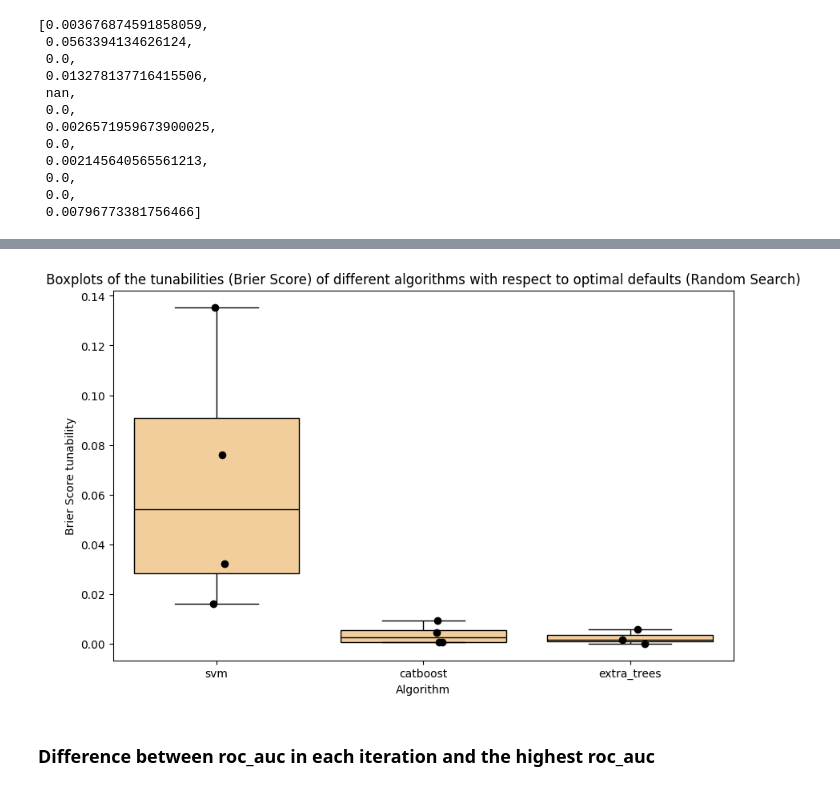
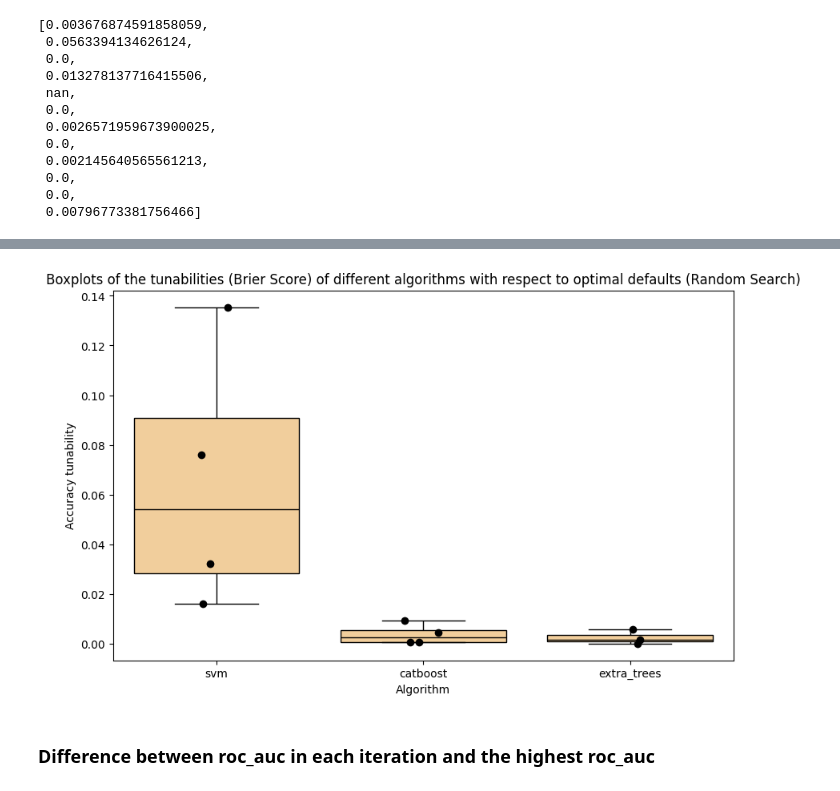
Before and after one commit to kateqwerty001/AutoML-tunability, a Jupyter notebook: LargeParamGrids/AnalysisLargeParamGrid_Brier_Score.ipynb, the cells around one changed output, grey strips where cells are left out. Drawn from its saved outputs; the diff is of its cells as text; code cells hidden in the pictures.

Commit message:
update of Brier score and Accuracy for Random Search

```diff
--- a/LargeParamGrids/AnalysisLargeParamGrid_Brier_Score.ipynb
+++ b/LargeParamGrids/AnalysisLargeParamGrid_Brier_Score.ipynb
@@ -1022,23 +1023,23 @@ plt.show()
 # %%
 # Accuracy
 # Boxplot for all algorithms
 data_for_plot_all = pd.DataFrame()
 
 data_for_plot_all['svm']=svm_tunability_random_search_acc
 data_for_plot_all['catboost']=catboost_tunability_random_search_acc
 data_for_plot_all['extra_trees']=ExtraTreesClassifier_tunability_random_search_acc
 
 
 plt.figure(figsize=(10, 6))
 sns.boxplot(data=data_for_plot_all, boxprops=dict(edgecolor='black'), whiskerprops=dict(color='black'), capprops=dict(color='black'), medianprops=dict(color='black'), color = '#FFD18E')
 sns.stripplot(data=data_for_plot_all, jitter=True, color="black", size=7, edgecolor='black')
 plt.xlabel("Algorithm")
-plt.ylabel("Brier Score tunability")
+plt.ylabel("Accuracy tunability")
 plt.title("Boxplots of the tunabilities (Brier Score) of different algorithms with respect to optimal defaults (Random Search)")
 
 plt.show()
 # %% [output]
-[figure, old version]
+[figure, new version]
 # %% [markdown]
 ### Difference between roc_auc in each iteration and the highest roc_auc
 # %%
```
Also changed, not shown: parts of 15 cells of this notebook.
